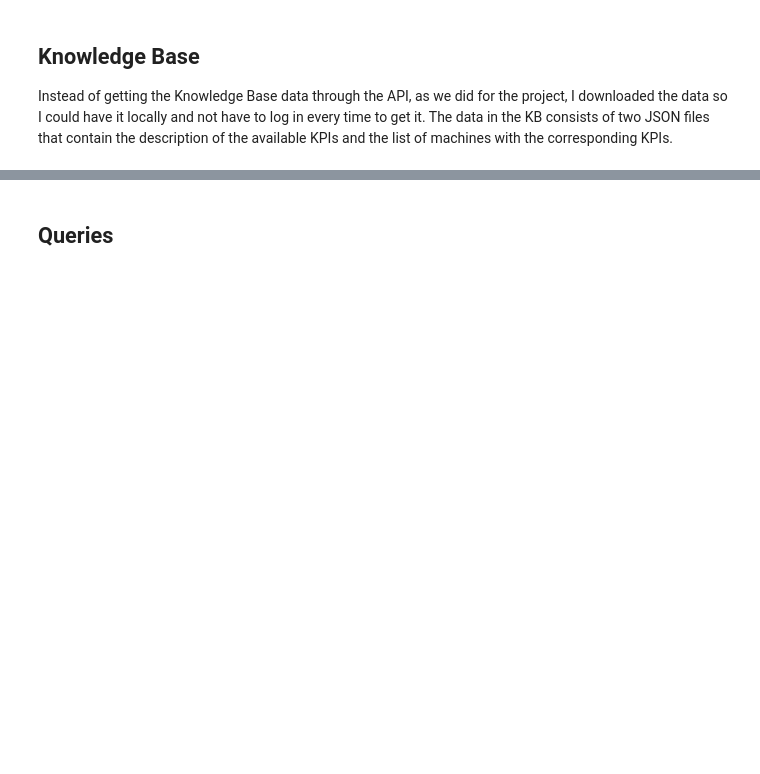
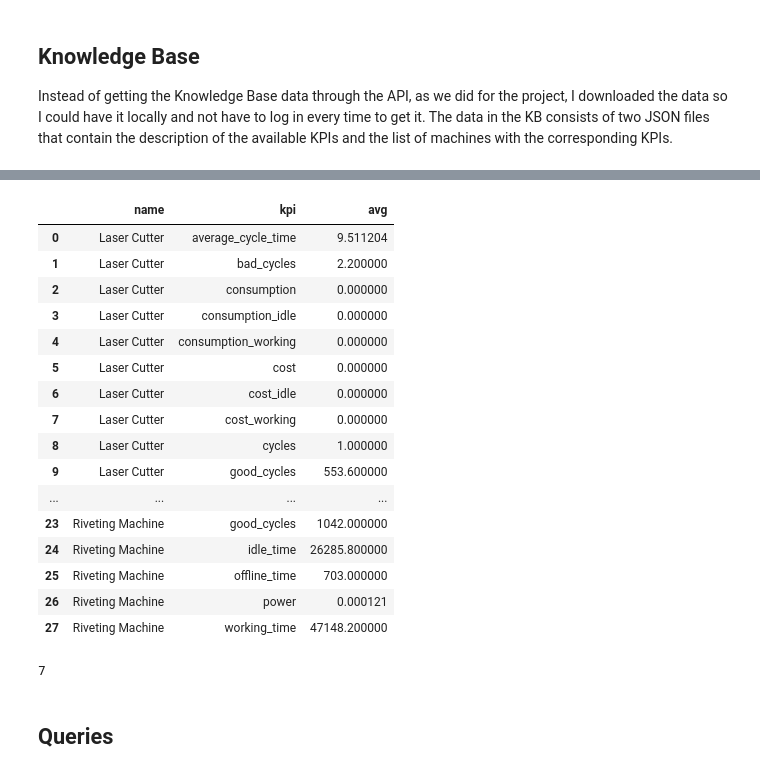
Before and after one commit to irenedovichi/MyUpdate, a Jupyter notebook: myupdate.ipynb, the cells around one changed output, grey strips where cells are left out. Drawn from its saved outputs; the diff is of its cells as text; code cells hidden in the pictures; blank space fills up the shorter version.

```diff
--- a/myupdate.ipynb
+++ b/myupdate.ipynb
@@ -28,0 +54,6 @@ data.append({"type": "txt", "content": documentation})
+# %%
+df['time'] = pd.to_datetime(df['time'])
+# %%
+# Keep only the time, name, kpi, and avg columns
+df = df[['time', 'name', 'kpi', 'avg']]
+df.head()
@@ -28,0 +67,4 @@ data.append({"type": "txt", "content": documentation})
+# %%
+# Consider only the working week that goes from the 2024-10-14 to the 2024-10-18
+df_week = df[(df['time'] >= '2024-10-14') & (df['time'] <= '2024-10-18')]
+df_week.head()
@@ -28,0 +78,4 @@ data.append({"type": "txt", "content": documentation})
+# %%
+# Keep only two machines: Riveting Machine and Laser Cutter
+df_week = df_week[(df_week['name'] == 'Riveting Machine') | (df_week['name'] == 'Laser Cutter')]
+df_week.head()
@@ -28,0 +89,29 @@ data.append({"type": "txt", "content": documentation})
+# %%
+# Aggregate the data by machine and kpi and consider the average over the week
+df_week = df_week.groupby(['name', 'kpi']).mean()
+df_week.reset_index(inplace=True)
+df_week = df_week.drop(columns=['time'])
+df_week
+# %% [output]
+|  | name | kpi | avg |
+| 0 | Laser Cutter | average_cycle_time | 9.511204 |
+| 1 | Laser Cutter | bad_cycles | 2.200000 |
+| 2 | Laser Cutter | consumption | 0.000000 |
+| 3 | Laser Cutter | consumption_idle | 0.000000 |
+| 4 | Laser Cutter | consumption_working | 0.000000 |
+| 5 | Laser Cutter | cost | 0.000000 |
+| 6 | Laser Cutter | cost_idle | 0.000000 |
+| 7 | Laser Cutter | cost_working | 0.000000 |
+| 8 | Laser Cutter | cycles | 1.000000 |
+| 9 | Laser Cutter | good_cycles | 553.600000 |
+| ... | ... | ... | ... |
+| 23 | Riveting Machine | good_cycles | 1042.000000 |
+| 24 | Riveting Machine | idle_time | 26285.800000 |
+| 25 | Riveting Machine | offline_time | 703.000000 |
+| 26 | Riveting Machine | power | 0.000121 |
+| 27 | Riveting Machine | working_time | 47148.200000 |
+# %%
+# count how many rows of df_week have avg column equal to 0
+len(df_week[df_week['avg'] == 0])
+# %% [output]
+7
```
Also changed, not shown: parts of 22 cells of this notebook, 3 other files.
